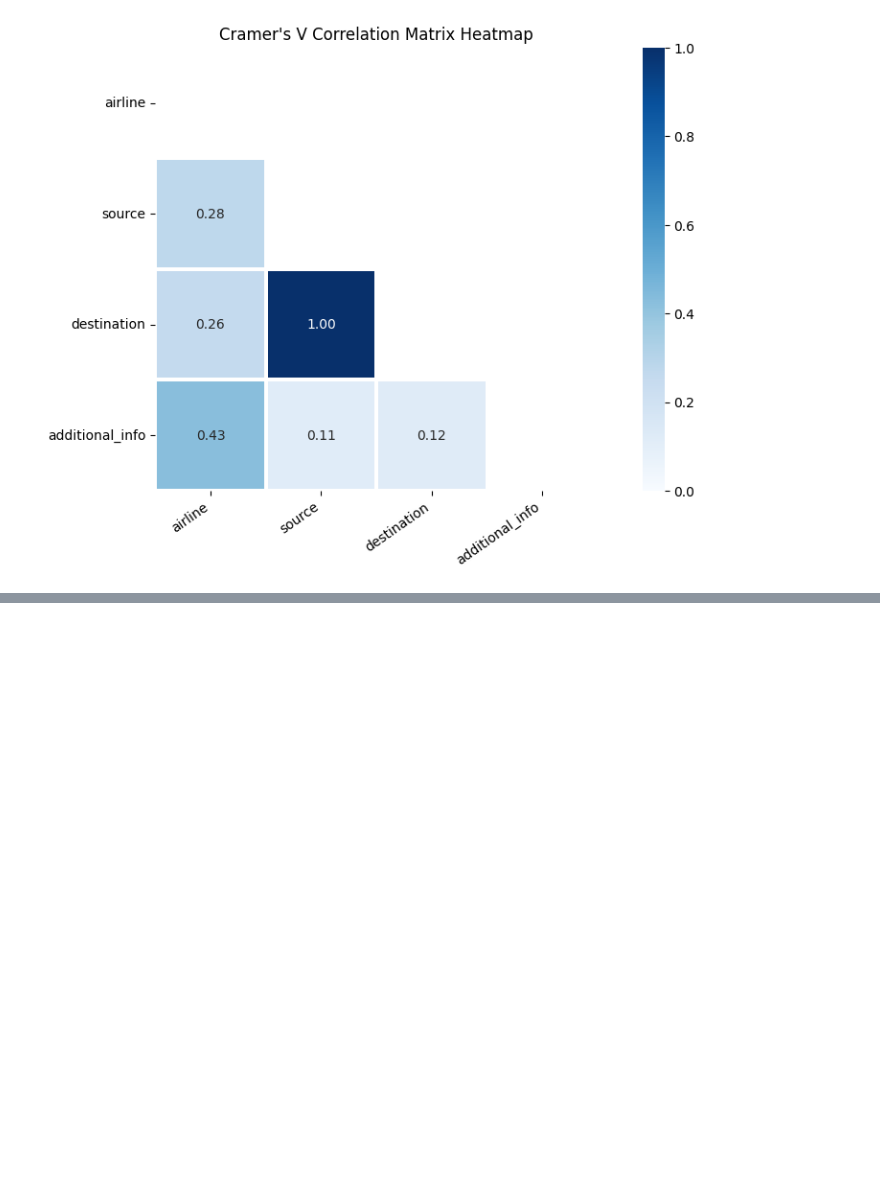
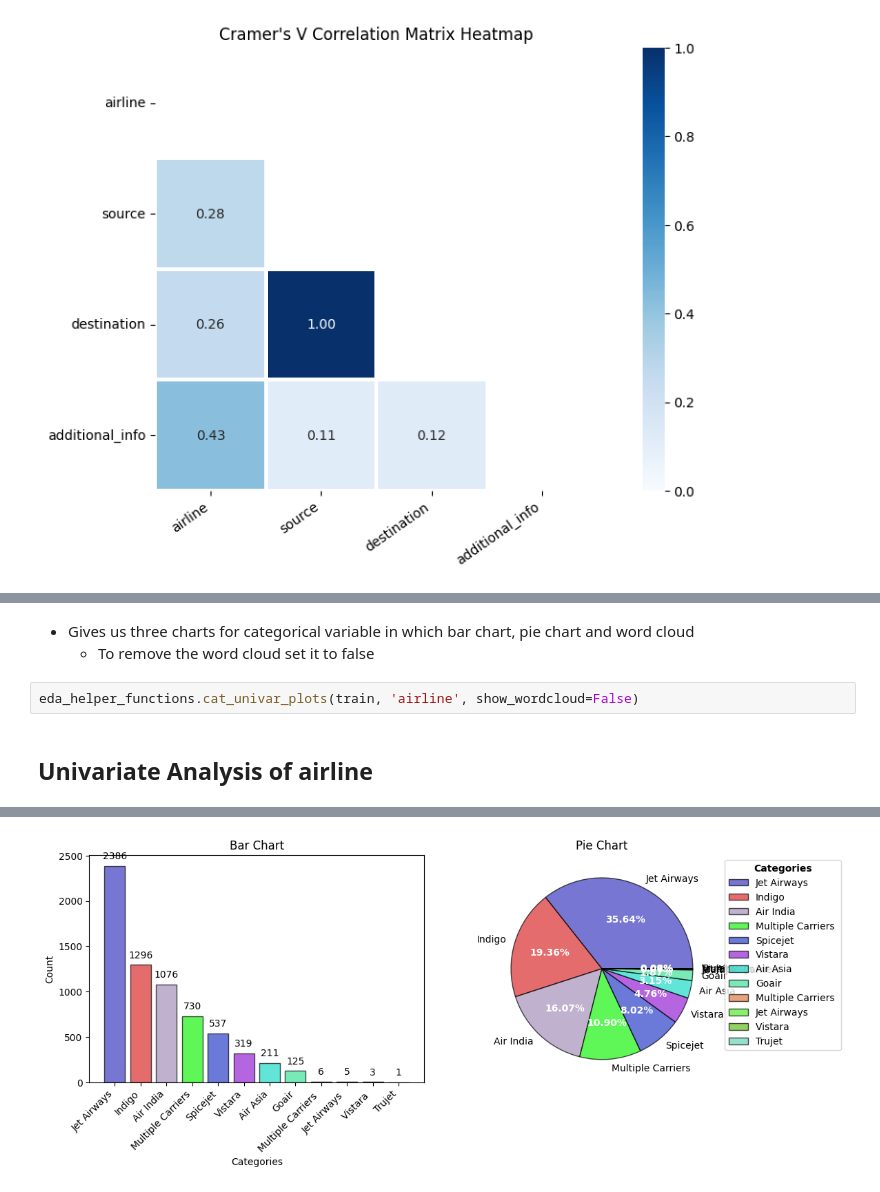
Before and after one commit to nomanmazharr/eda-with-sagemaker, a Jupyter notebook: notebooks/eda.ipynb, the cells around one changed output, grey strips where cells are left out. Cells and saved outputs as stored; diff of their text form; blank space fills up the shorter version.

```diff
--- a/notebooks/eda.ipynb
+++ b/notebooks/eda.ipynb
@@ -176,0 +245,7 @@ eda_helper_functions.cramersV_heatmap(train)
+# %% [markdown]
+- Gives us three charts for categorical variable in which bar chart, pie chart and word cloud
+    - To remove the word cloud set it to false
+# %%
+eda_helper_functions.cat_univar_plots(train, 'airline', show_wordcloud=False)
+# %% [output]
+Univariate Analysis of airline
@@ -176,0 +253 @@ eda_helper_functions.cramersV_heatmap(train)
+[figure, added]
```
Also changed, not shown: parts of 21 cells of this notebook.
